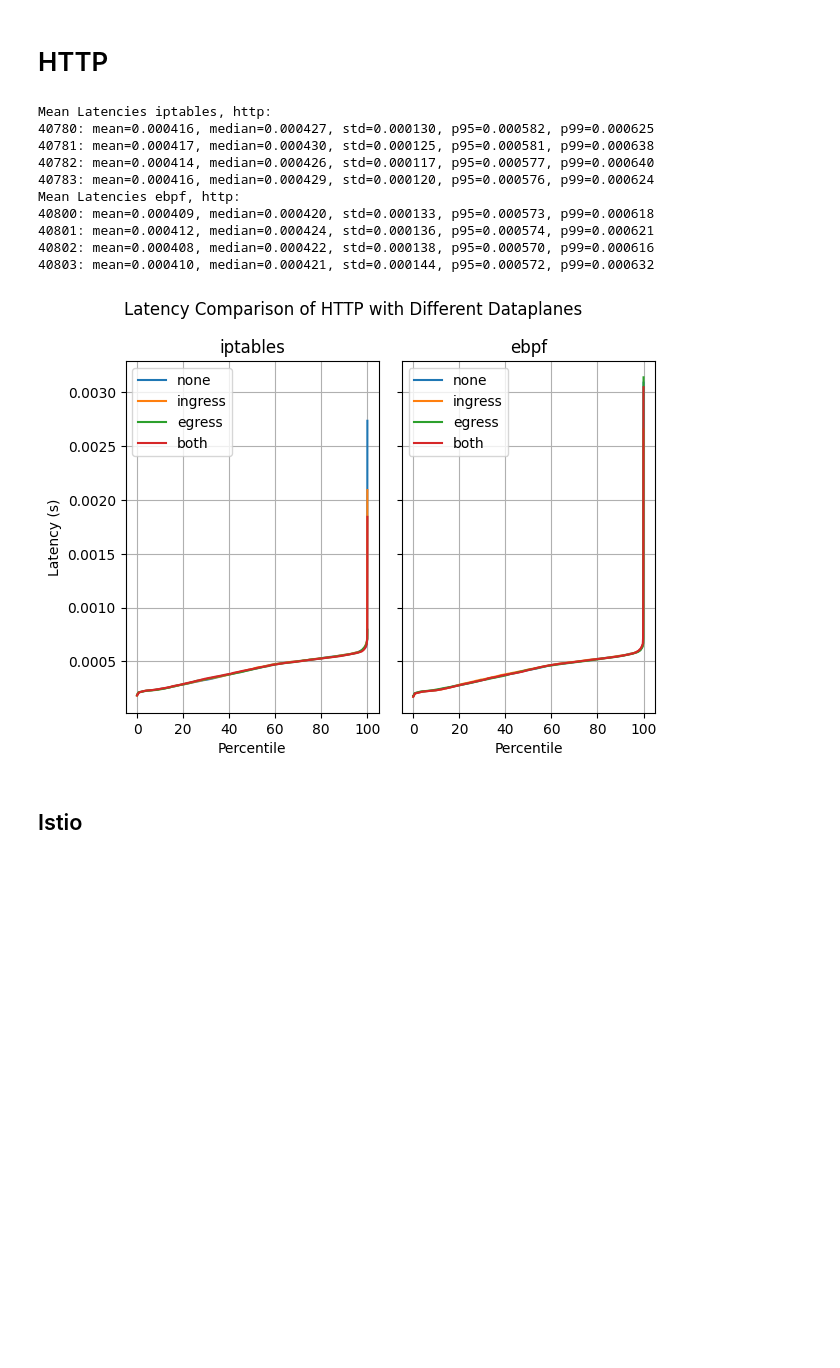
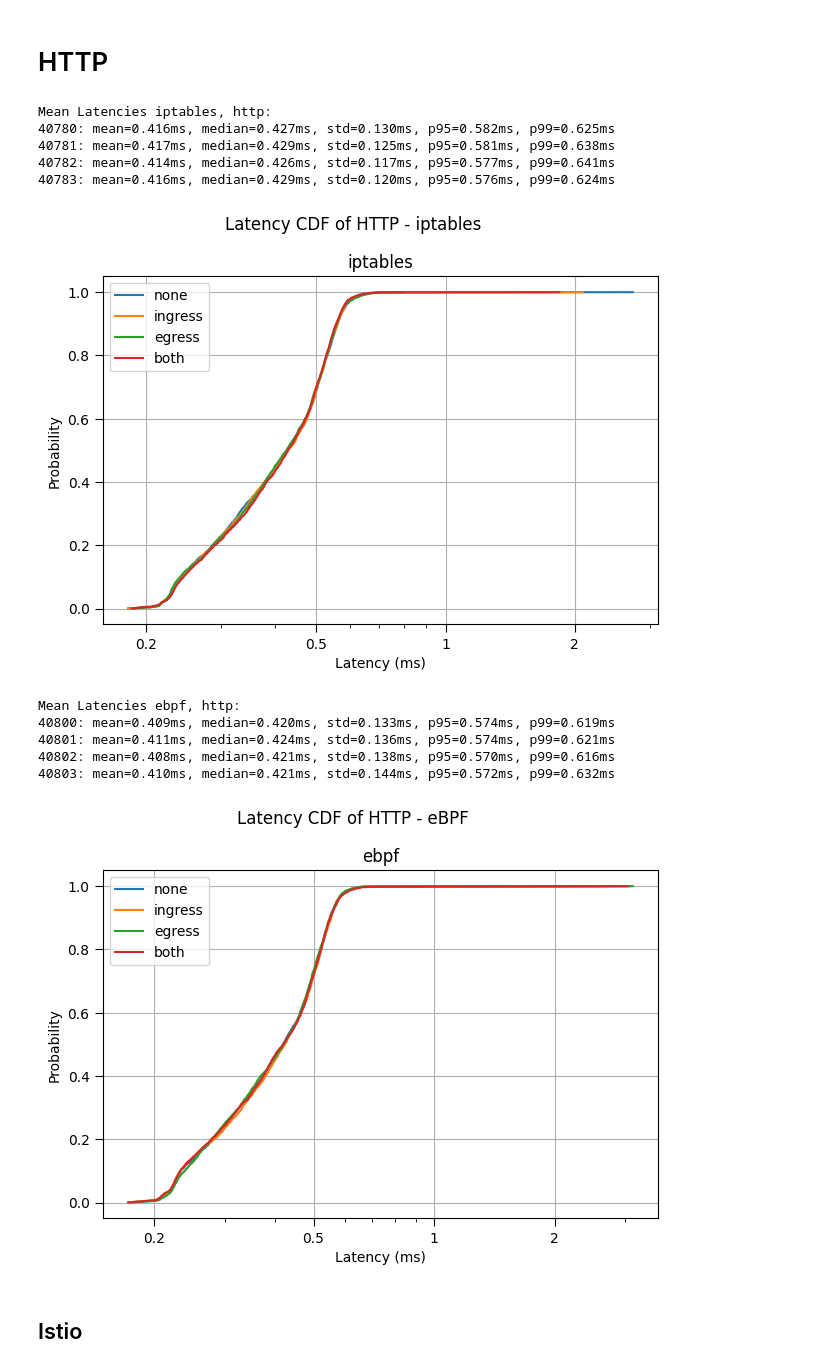
Before and after one commit to EmilZackrisson/thesis, a Jupyter notebook: Analysis/latency_combined_runs_1420.ipynb, the cells around one changed output. Cells and saved outputs as stored; diff of their text form; code cells hidden in the pictures; blank space fills up the shorter version.

```diff
--- a/Analysis/latency_combined_runs_1420.ipynb
+++ b/Analysis/latency_combined_runs_1420.ipynb
@@ -422,36 +553,40 @@ Mean Latencies ebpf, udp:
 # %% [markdown]
 # HTTP
 # %%
-fig, axs = plt.subplots(1,2,sharey=True)
-fig.suptitle('Latency Comparison of HTTP with Different Dataplanes')
+# HTTP CDFs: separate figures per dataplane
 
 # iptables
-#experimentstocompare = ['40638', '40639', '40640', '40641']
 experimentstocompare = IPTABLES_HTTP_EXPIDS
 print(f"Mean Latencies {get_experiment_info(experimentstocompare[0])['Dataplane']}, {get_experiment_info(experimentstocompare[0])['Protocol']}:")
-get_trace_dataset_and_plot(experimentstocompare, axs, index = 0)
+fig, ax = plt.subplots()
+fig.suptitle('Latency CDF of HTTP - iptables')
+get_trace_dataset_and_plot(experimentstocompare, ax, index=None)
+plt.tight_layout()
+plt.savefig('plots/latency_cdf_http_iptables.pdf', format='pdf')
+plt.show()
 
 # eBPF
-#experimentstocompare = ['40729', '40730', '40731', '40732']
 experimentstocompare = EBPF_HTTP_EXPIDS
 print(f"Mean Latencies {get_experiment_info(experimentstocompare[0])['Dataplane']}, {get_experiment_info(experimentstocompare[0])['Protocol']}:")
-get_trace_dataset_and_plot(experimentstocompare, axs, index = 1)
-
+fig, ax = plt.subplots()
+fig.suptitle('Latency CDF of HTTP - eBPF')
+get_trace_dataset_and_plot(experimentstocompare, ax, index=None)
 plt.tight_layout()
-plt.savefig('plots/latency_comparison_http.pdf', format='pdf')
+plt.savefig('plots/latency_cdf_http_ebpf.pdf', format='pdf')
 plt.show()
 # %% [output]
 Mean Latencies iptables, http:
-40780: mean=0.000416, median=0.000427, std=0.000130, p95=0.000582, p99=0.000625
-40781: mean=0.000417, median=0.000430, std=0.000125, p95=0.000581, p99=0.000638
-40782: mean=0.000414, median=0.000426, std=0.000117, p95=0.000577, p99=0.000640
-40783: mean=0.000416, median=0.000429, std=0.000120, p95=0.000576, p99=0.000624
-Mean Latencies ebpf, http:
-40800: mean=0.000409, median=0.000420, std=0.000133, p95=0.000573, p99=0.000618
-40801: mean=0.000412, median=0.000424, std=0.000136, p95=0.000574, p99=0.000621
-40802: mean=0.000408, median=0.000422, std=0.000138, p95=0.000570, p99=0.000616
-40803: mean=0.000410, median=0.000421, std=0.000144, p95=0.000572, p99=0.000632
+40780: mean=0.416ms, median=0.427ms, std=0.130ms, p95=0.582ms, p99=0.625ms
+40781: mean=0.417ms, median=0.429ms, std=0.125ms, p95=0.581ms, p99=0.638ms
+40782: mean=0.414ms, median=0.426ms, std=0.117ms, p95=0.577ms, p99=0.641ms
+40783: mean=0.416ms, median=0.429ms, std=0.120ms, p95=0.576ms, p99=0.624ms
-[figure, old version]
+[figure, new version]
+Mean Latencies ebpf, http:
+40800: mean=0.409ms, median=0.420ms, std=0.133ms, p95=0.574ms, p99=0.619ms
+40801: mean=0.411ms, median=0.424ms, std=0.136ms, p95=0.574ms, p99=0.621ms
+40802: mean=0.408ms, median=0.421ms, std=0.138ms, p95=0.570ms, p99=0.616ms
+40803: mean=0.410ms, median=0.421ms, std=0.144ms, p95=0.572ms, p99=0.632ms
+[figure, added]
 # %% [markdown]
 ## Istio
 # %%
```
Also changed, not shown: parts of 11 cells of this notebook, 20 other files.
